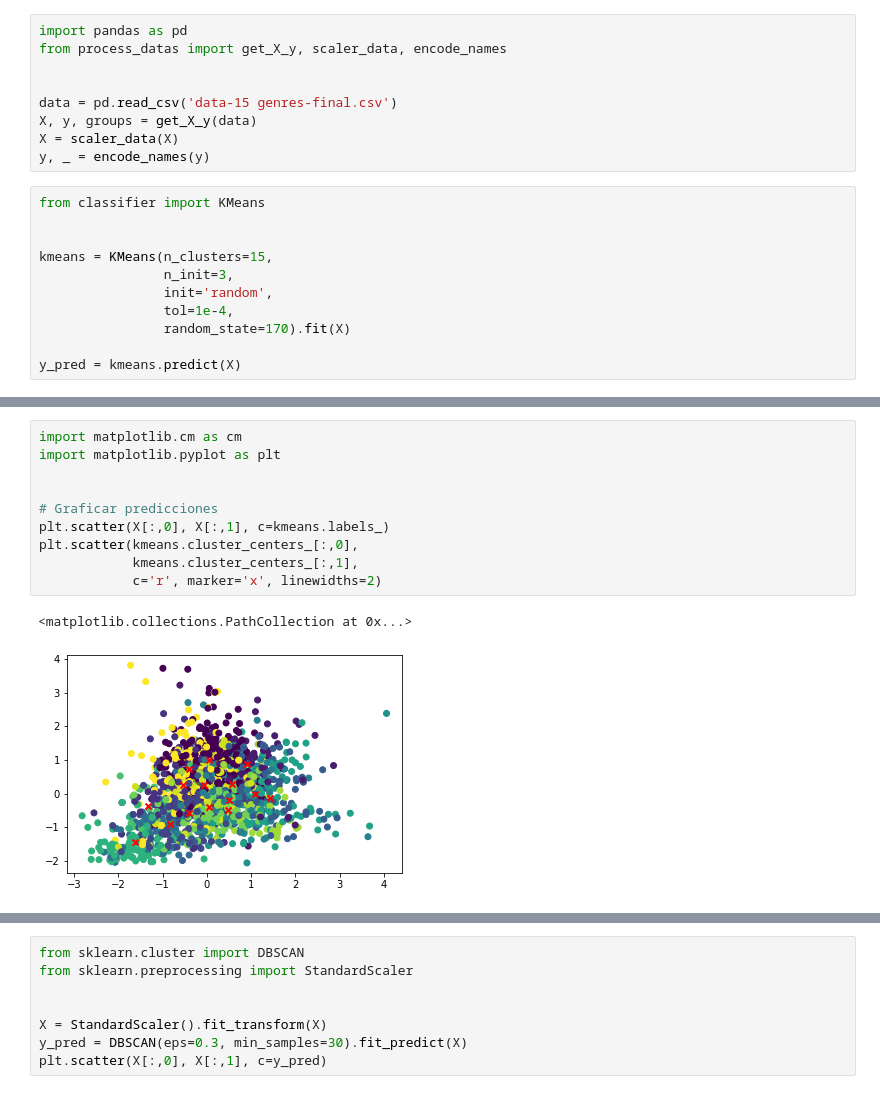
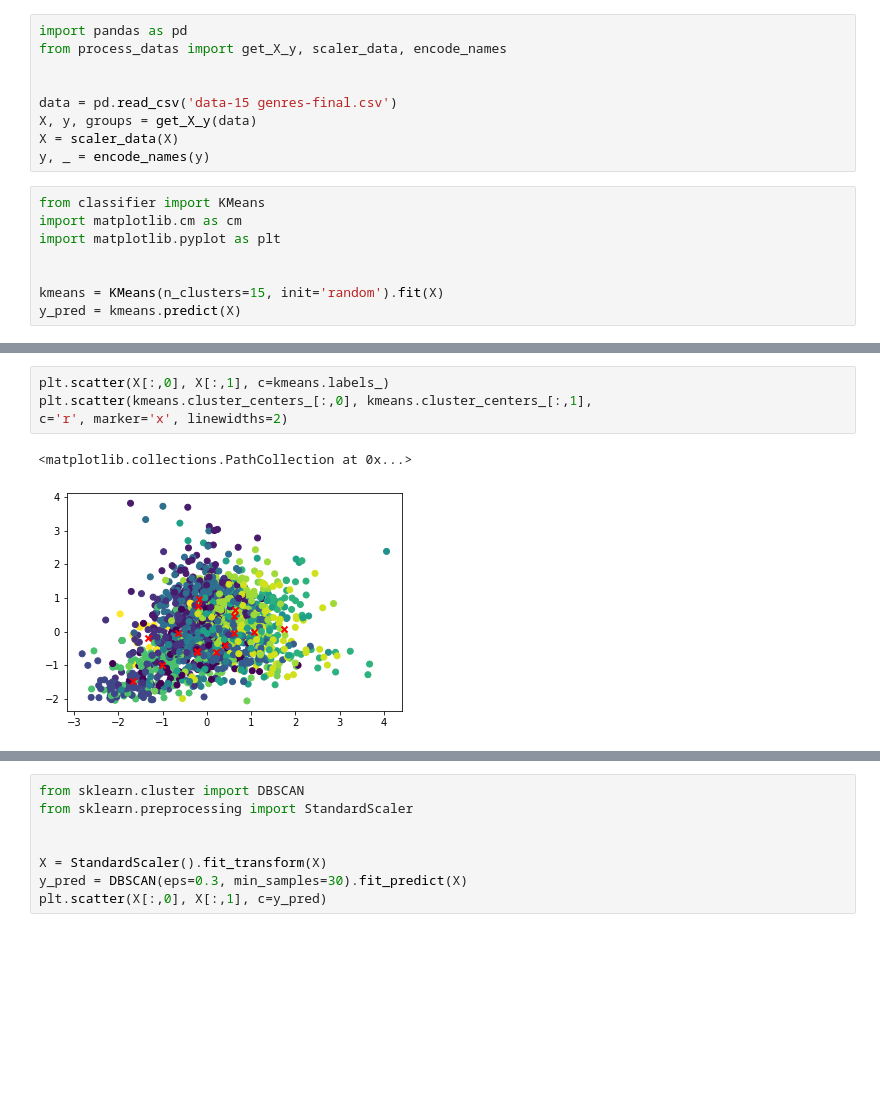
Before and after one commit to Gusta2307/Little-Spotify, a Jupyter notebook: ML/clustering.ipynb, the cells around one changed output, grey strips where cells are left out. Saved outputs shown, nothing was run; the diff lists cells and outputs as text; blank space fills up the shorter version.

```diff
--- a/ML/clustering.ipynb
+++ b/ML/clustering.ipynb
@@ -9,12 +9,9 @@ X = scaler_data(X)
 y, _ = encode_names(y)
 # %%
 from classifier import KMeans
+import matplotlib.cm as cm
+import matplotlib.pyplot as plt
 
 
-kmeans = KMeans(n_clusters=15,
-                n_init=3,
-                init='random',
-                tol=1e-4,
-                random_state=170).fit(X)
-
+kmeans = KMeans(n_clusters=15, init='random').fit(X)
 y_pred = kmeans.predict(X)
@@ -47,16 +18,10 @@ array([[ 4.21585375e-02,  1.00976446e+00, -4.62343258e-01,
 # %%
-import matplotlib.cm as cm
-import matplotlib.pyplot as plt
-
-
-# Graficar predicciones
 plt.scatter(X[:,0], X[:,1], c=kmeans.labels_)
-plt.scatter(kmeans.cluster_centers_[:,0],
-            kmeans.cluster_centers_[:,1],
-            c='r', marker='x', linewidths=2)
+plt.scatter(kmeans.cluster_centers_[:,0], kmeans.cluster_centers_[:,1],
+c='r', marker='x', linewidths=2)
 # %% [output]
 <matplotlib.collections.PathCollection at 0x...>
-[figure, old version]
+[figure, new version]
 # %%
 import numpy as np
 from sklearn import metrics
```
Also changed, not shown: parts of 27 cells of this notebook, 3 other files.
